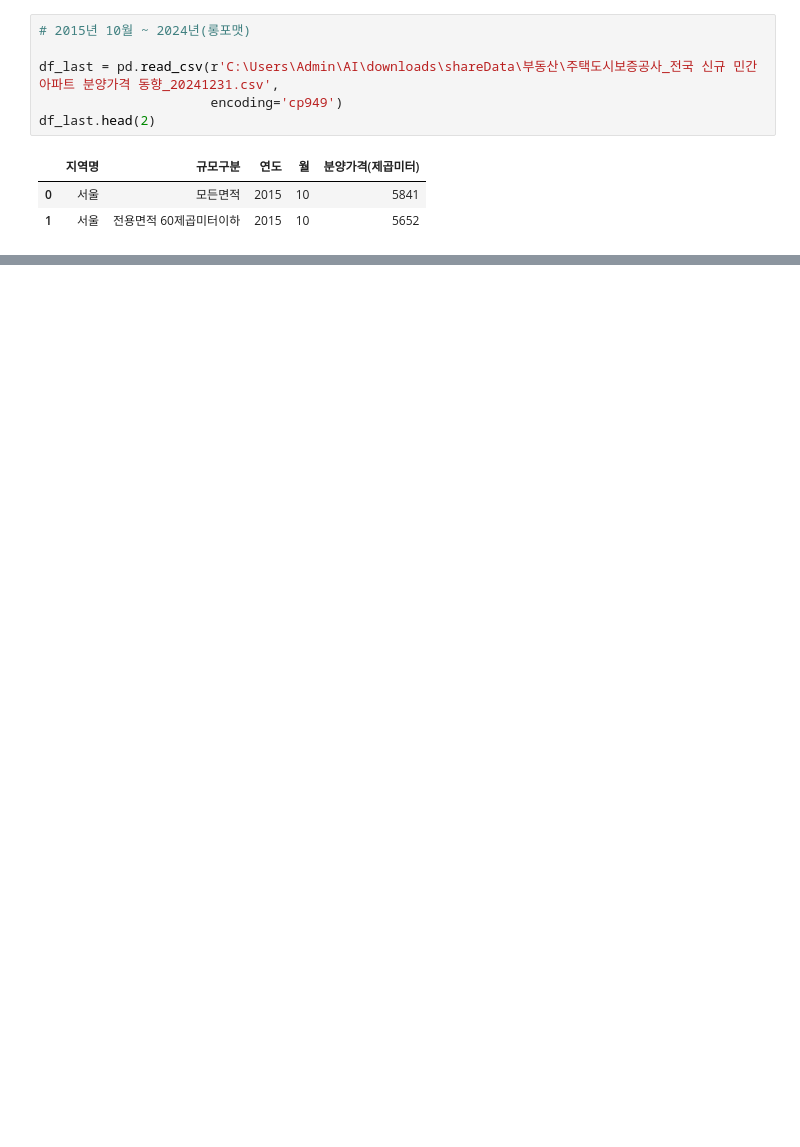
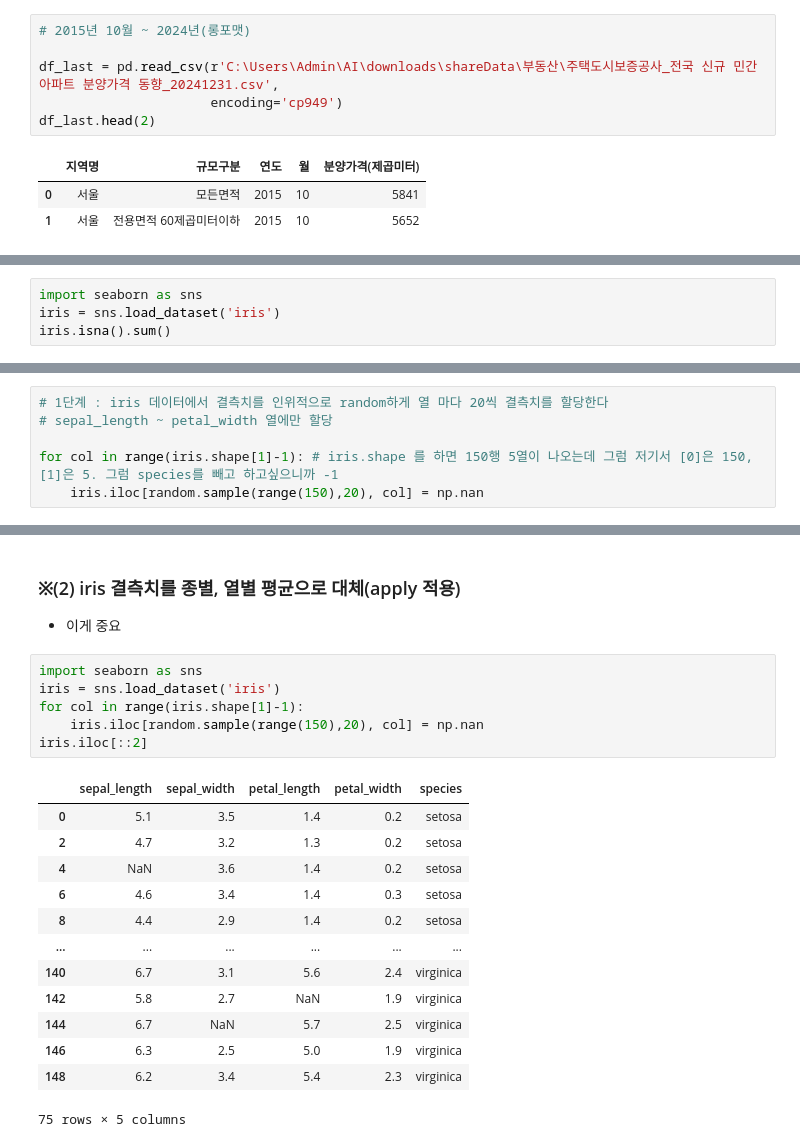
Before and after one commit to Hyo0806/ai, a Jupyter notebook: source/01_python/ch11_데이터프레임과 시리즈(Pandas)_(9~13절).ipynb, the cells around one changed output, grey strips where cells are left out. Saved outputs shown, nothing was run; the diff lists cells and outputs as text; blank space fills up the shorter version.

```diff
--- a/source/01_python/ch11_데이터프레임과 시리즈(Pandas)_(9~13절).ipynb
+++ b/source/01_python/ch11_데이터프레임과 시리즈(Pandas)_(9~13절).ipynb
@@ -616,0 +944,4 @@ df_first
+# %%
+import seaborn as sns
+iris = sns.load_dataset('iris')
+iris.isna().sum()
@@ -616,0 +960,6 @@ df_first
+# %%
+# 1단계 : iris 데이터에서 결측치를 인위적으로 random하게 열 마다 20씩 결측치를 할당한다
+# sepal_length ~ petal_width 열에만 할당
+
+for col in range(iris.shape[1]-1): # iris.shape 를 하면 150행 5열이 나오는데 그럼 저기서 [0]은 150, [1]은 5. 그럼 species를 빼고 하고싶으니까 -1
+    iris.iloc[random.sample(range(150),20), col] = np.nan
@@ -616,0 +1027,24 @@ df_first
+# %% [markdown]
+### ※(2) iris 결측치를 종별, 열별 평균으로 대체(apply 적용)
+
+- 이게 중요
+# %%
+import seaborn as sns
+iris = sns.load_dataset('iris')
+for col in range(iris.shape[1]-1):
+    iris.iloc[random.sample(range(150),20), col] = np.nan
+iris.iloc[::2]
+# %% [output]
+|  | sepal_length | sepal_width | petal_length | petal_width | species |
+| 0 | 5.1 | 3.5 | 1.4 | 0.2 | setosa |
+| 2 | 4.7 | 3.2 | 1.3 | 0.2 | setosa |
+| 4 | NaN | 3.6 | 1.4 | 0.2 | setosa |
+| 6 | 4.6 | 3.4 | 1.4 | 0.3 | setosa |
+| 8 | 4.4 | 2.9 | 1.4 | 0.2 | setosa |
+| ... | ... | ... | ... | ... | ... |
+| 140 | 6.7 | 3.1 | 5.6 | 2.4 | virginica |
+| 142 | 5.8 | 2.7 | NaN | 1.9 | virginica |
+| 144 | 6.7 | NaN | 5.7 | 2.5 | virginica |
+| 146 | 6.3 | 2.5 | 5.0 | 1.9 | virginica |
+| 148 | 6.2 | 3.4 | 5.4 | 2.3 | virginica |
+75 rows × 5 columns
```
Also changed, not shown: parts of 74 cells of this notebook, 3 other files.
